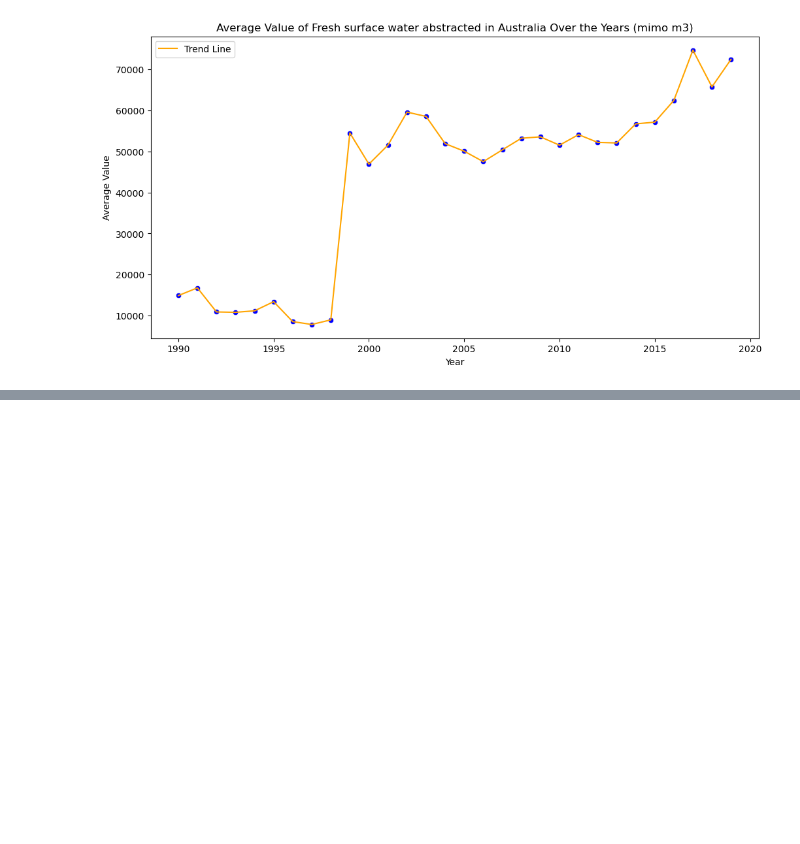
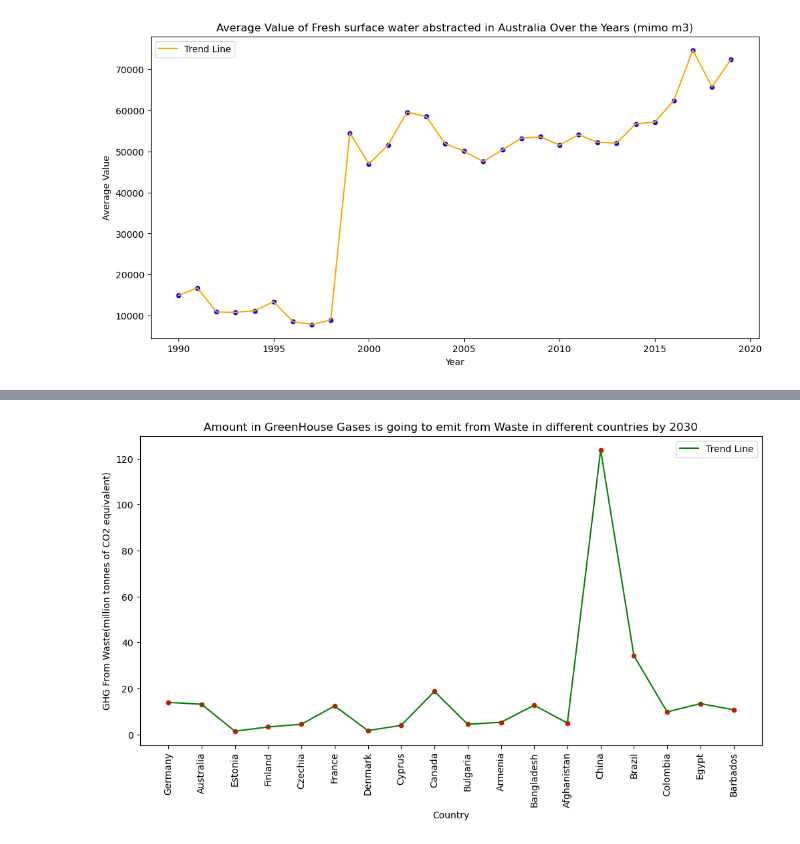
Before and after one commit to Manidatta1/Trend-Analysis-across-diverse-fields, a Jupyter notebook: Code/Environment/Environment.ipynb, the cells around one changed output, grey strips where cells are left out. Drawn from its saved outputs; the diff is of its cells as text; code cells hidden in the pictures; blank space fills up the shorter version.

```diff
--- a/Code/Environment/Environment.ipynb
+++ b/Code/Environment/Environment.ipynb
@@ -147,0 +230,15 @@ data
+# %%
+import seaborn as sns
+
+plt.figure(figsize=(12, 6))
+
+sns.scatterplot(data= predictions,x="Country",y="GHG from Waste",color='red')
+sns.lineplot(data=predictions, x='Country', y='GHG from Waste', color='green', label='Trend Line')
+plt.title('Amount in GreenHouse Gases is going to emit from Waste in different countries by 2030')
+plt.xlabel('Country')
+plt.ylabel('GHG From Waste(million tonnes of CO2 equivalent)')
+plt.xticks(rotation=90)
+plt.savefig("GHG From Waste(mio tonnes of CO2 equivalent)",dpi=72,bbox_inches='tight')
+plt.show()
+# %% [output]
+[figure, added]
```
Also changed, not shown: parts of 9 cells of this notebook, 2 other files.
